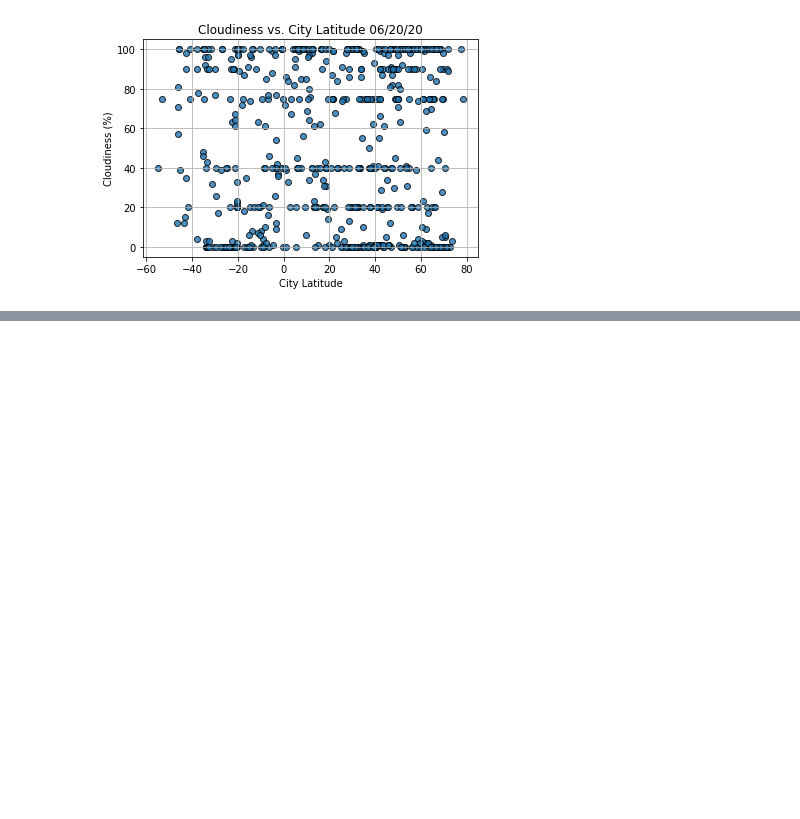
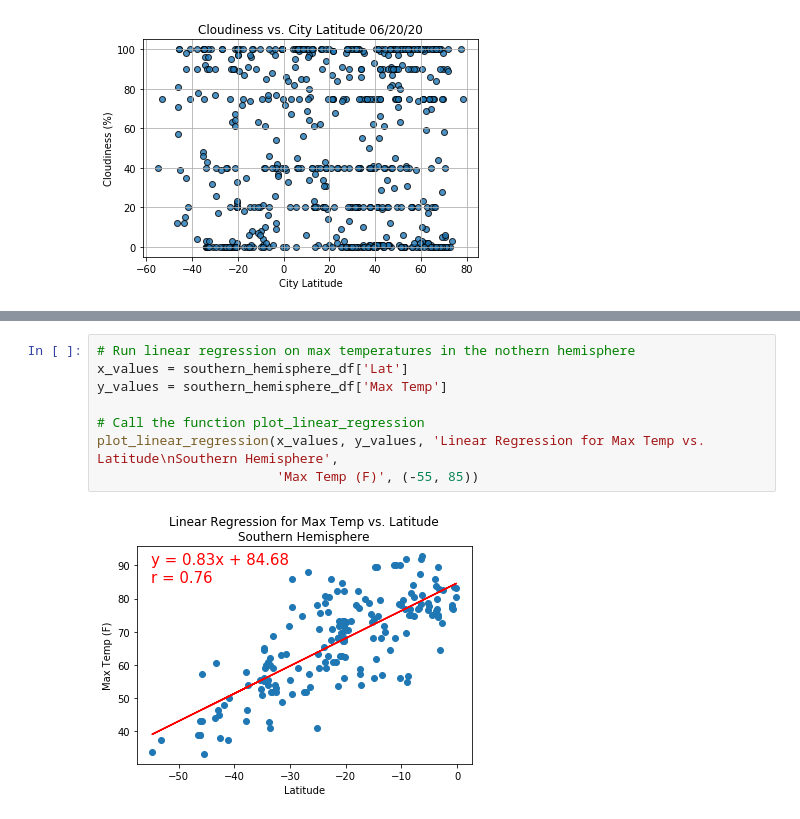
Before and after one commit to mauricio4337/World-Weather-Analysis, a Jupyter notebook: WeatherPy.ipynb, the cells around one changed output, grey strips where cells are left out. Cells and saved outputs as stored; diff of their text form; blank space fills up the shorter version.

```diff
--- a/WeatherPy.ipynb
+++ b/WeatherPy.ipynb
@@ -215,0 +257,10 @@ plt.show()
+# %%
+# Run linear regression on max temperatures in the nothern hemisphere
+x_values = southern_hemisphere_df['Lat']
+y_values = southern_hemisphere_df['Max Temp']
+
+# Call the function plot_linear_regression
+plot_linear_regression(x_values, y_values, 'Linear Regression for Max Temp vs. Latitude\nSouthern Hemisphere',
+                       'Max Temp (F)', (-55, 85))
+# %% [output]
+[figure, added]
```
Also changed, not shown: parts of 11 cells of this notebook, 1 other file.
